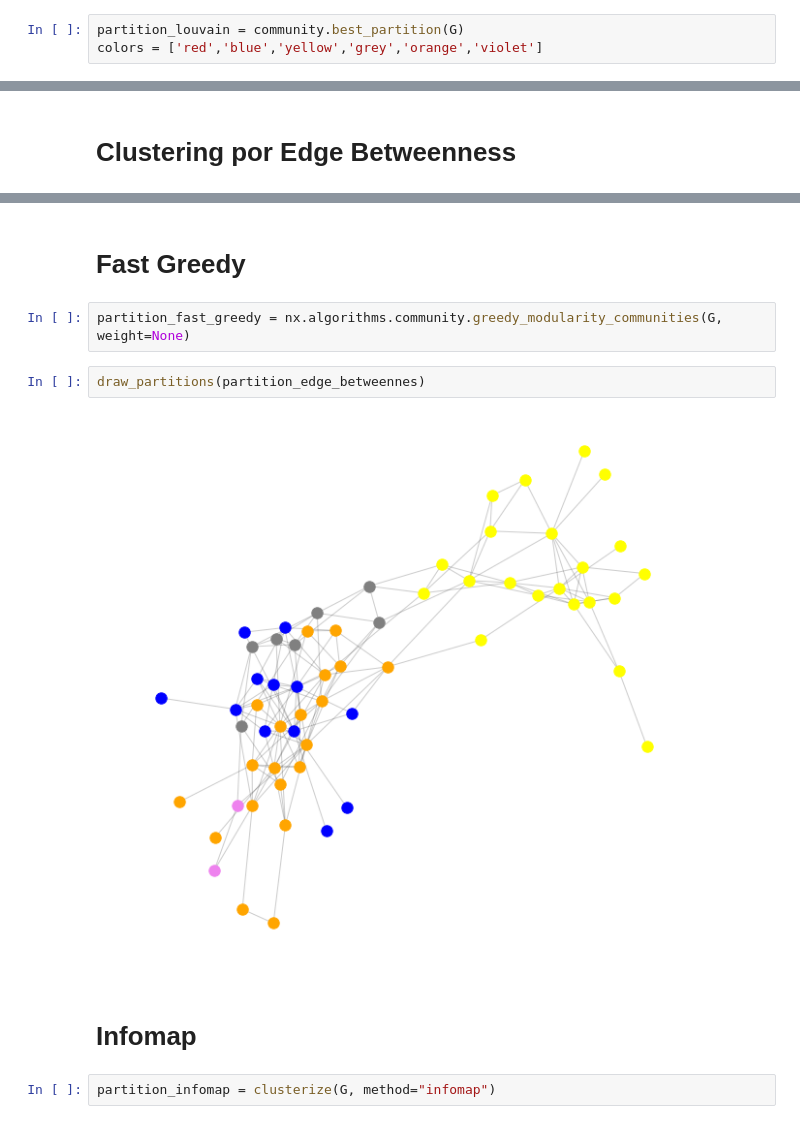
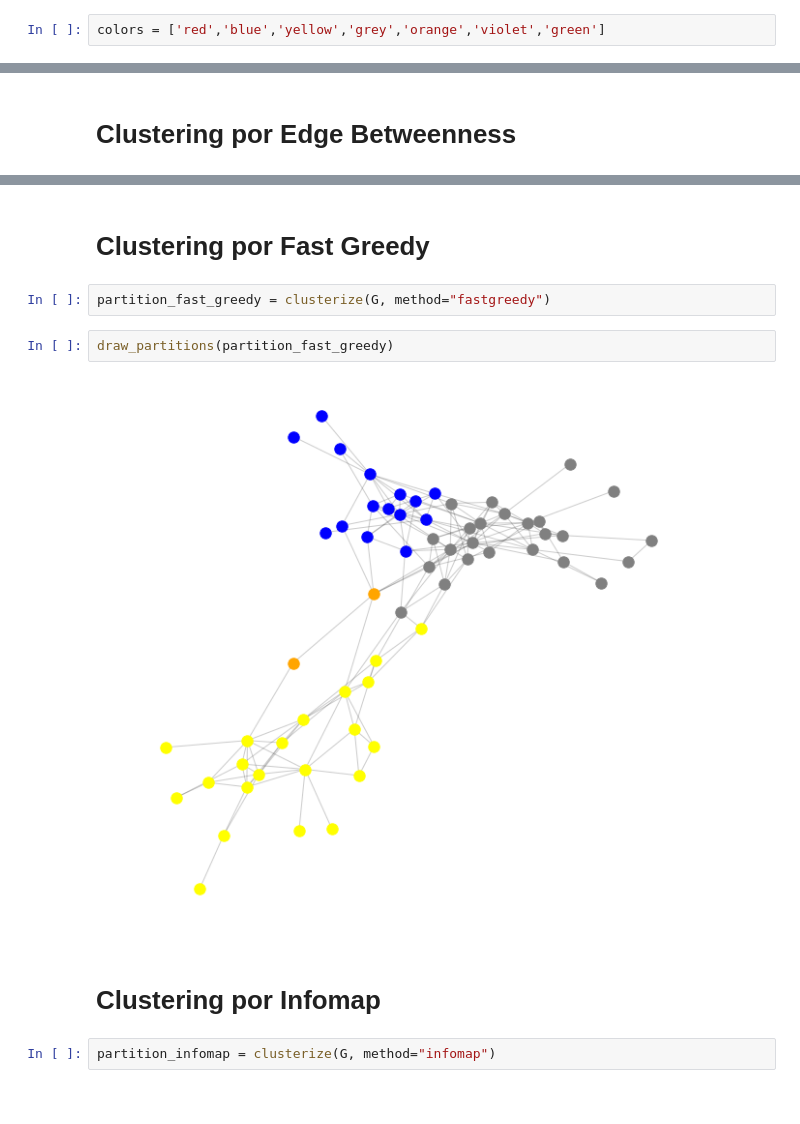
Before and after one commit to ignaciosticco/tc03, a Jupyter notebook: tc3.ipynb, the cells around one changed output, grey strips where cells are left out. Cells and saved outputs as stored; diff of their text form.

```diff
--- a/tc3.ipynb
+++ b/tc3.ipynb
@@ -93,3 +97,2 @@ def clusterize(nx_Graph, method="infomap"):
 # %%
-partition_louvain = community.best_partition(G)
-colors = ['red','blue','yellow','grey','orange','violet']
+colors = ['red','blue','yellow','grey','orange','violet','green']
@@ -138,13 +136,13 @@ draw_partitions(partition_edge_betweennes)
 # %% [markdown]
-# Fast Greedy
+# Clustering por Fast Greedy
-# %%
-partition_fast_greedy = nx.algorithms.community.greedy_modularity_communities(G, weight=None)
+# %%
+partition_fast_greedy = clusterize(G, method="fastgreedy")
 # %%
-draw_partitions(partition_edge_betweennes)
+draw_partitions(partition_fast_greedy)
 # %% [output]
-[figure, old version]
+[figure, new version]
 # %% [markdown]
-# Infomap
+# Clustering por Infomap
 # %%
 partition_infomap = clusterize(G, method="infomap")
 # %%
```
Also changed, not shown: parts of 17 cells of this notebook.
